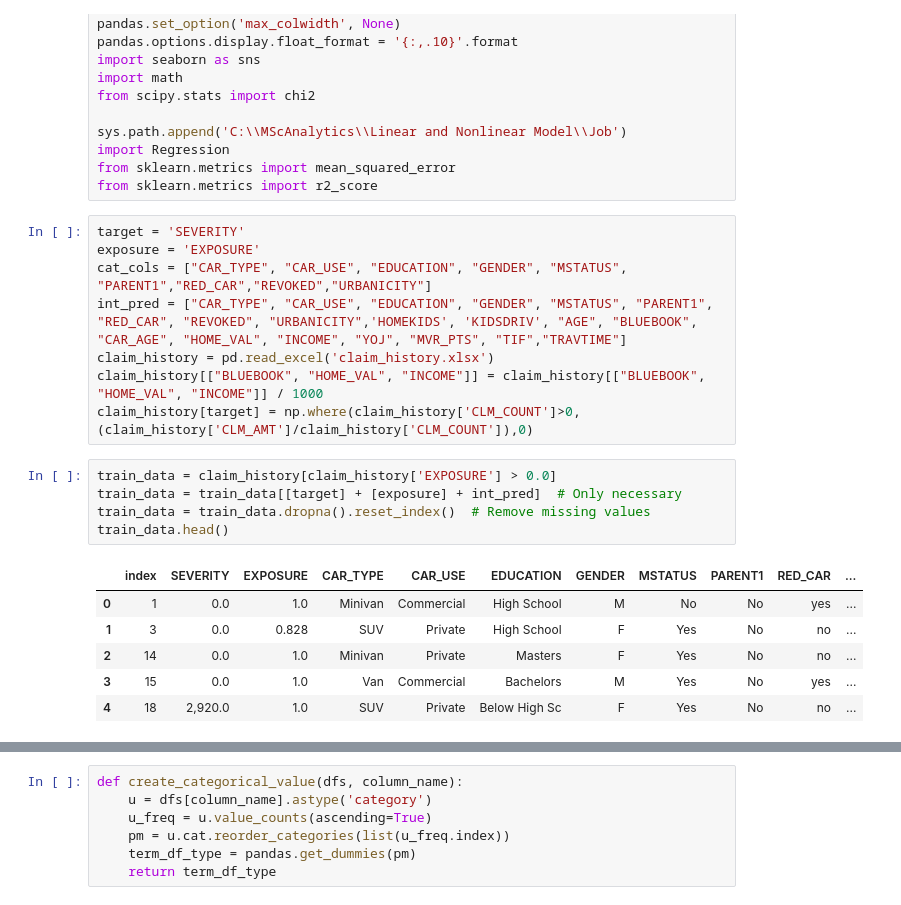
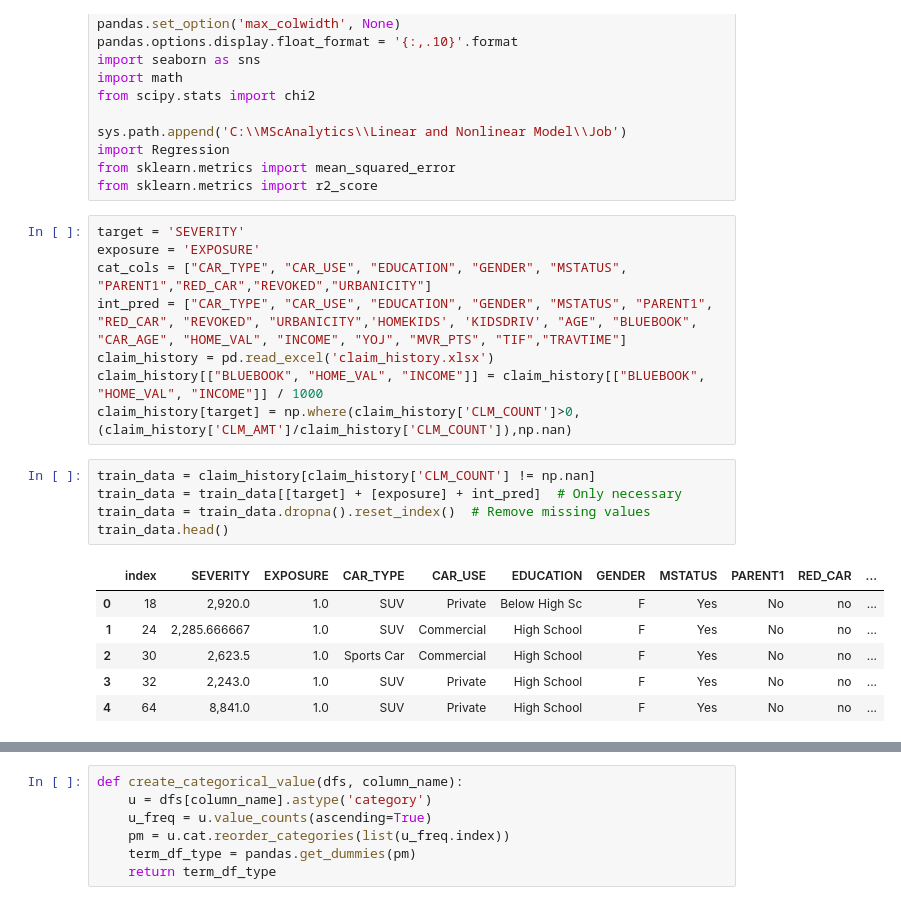
Before and after one commit to vishal-parameswaran/University-of-Chicago, a Jupyter notebook: Linear-Non Linear Models/Assignment 4/Assignment_4.ipynb, the cells around one changed output, grey strips where cells are left out. Cells and saved outputs as stored; diff of their text form.

```diff
--- a/Linear-Non Linear Models/Assignment 4/Assignment_4.ipynb
+++ b/Linear-Non Linear Models/Assignment 4/Assignment_4.ipynb
@@ -33,19 +33,19 @@ cat_cols = ["CAR_TYPE", "CAR_USE", "EDUCATION", "GENDER", "MSTATUS", "PARENT1","
 int_pred = ["CAR_TYPE", "CAR_USE", "EDUCATION", "GENDER", "MSTATUS", "PARENT1", "RED_CAR", "REVOKED", "URBANICITY",'HOMEKIDS', 'KIDSDRIV', "AGE", "BLUEBOOK", "CAR_AGE", "HOME_VAL", "INCOME", "YOJ", "MVR_PTS", "TIF","TRAVTIME"]
 claim_history = pd.read_excel('claim_history.xlsx')
 claim_history[["BLUEBOOK", "HOME_VAL", "INCOME"]] = claim_history[["BLUEBOOK", "HOME_VAL", "INCOME"]] / 1000
-claim_history[target] = np.where(claim_history['CLM_COUNT']>0,(claim_history['CLM_AMT']/claim_history['CLM_COUNT']),0)
+claim_history[target] = np.where(claim_history['CLM_COUNT']>0,(claim_history['CLM_AMT']/claim_history['CLM_COUNT']),np.nan)
 # %%
-train_data = claim_history[claim_history['EXPOSURE'] > 0.0]
+train_data = claim_history[claim_history['CLM_COUNT'] != np.nan]
 train_data = train_data[[target] + [exposure] + int_pred]  # Only necessary
 train_data = train_data.dropna().reset_index()  # Remove missing values
 train_data.head()
 # %% [output]
 |  | index | SEVERITY | EXPOSURE | CAR_TYPE | CAR_USE | EDUCATION | GENDER | MSTATUS | PARENT1 | RED_CAR | ... |
-| 0 | 1 | 0.0 | 1.0 | Minivan | Commercial | High School | M | No | No | yes | ... |
-| 1 | 3 | 0.0 | 0.828 | SUV | Private | High School | F | Yes | No | no | ... |
-| 2 | 14 | 0.0 | 1.0 | Minivan | Private | Masters | F | Yes | No | no | ... |
-| 3 | 15 | 0.0 | 1.0 | Van | Commercial | Bachelors | M | Yes | No | yes | ... |
-| 4 | 18 | 2,920.0 | 1.0 | SUV | Private | Below High Sc | F | Yes | No | no | ... |
+| 0 | 18 | 2,920.0 | 1.0 | SUV | Private | Below High Sc | F | Yes | No | no | ... |
+| 1 | 24 | 2,285.666667 | 1.0 | SUV | Commercial | High School | F | Yes | No | no | ... |
+| 2 | 30 | 2,623.5 | 1.0 | Sports Car | Commercial | High School | F | Yes | No | no | ... |
+| 3 | 32 | 2,243.0 | 1.0 | SUV | Private | High School | F | Yes | No | no | ... |
+| 4 | 64 | 8,841.0 | 1.0 | SUV | Private | High School | F | Yes | No | no | ... |
 # %%
 q1a = sns.histplot(train_data[target],binwidth=500)
 q1a.set_ylabel("Number of Policies")
```
Also changed, not shown: parts of 15 cells of this notebook, 2 other files.
